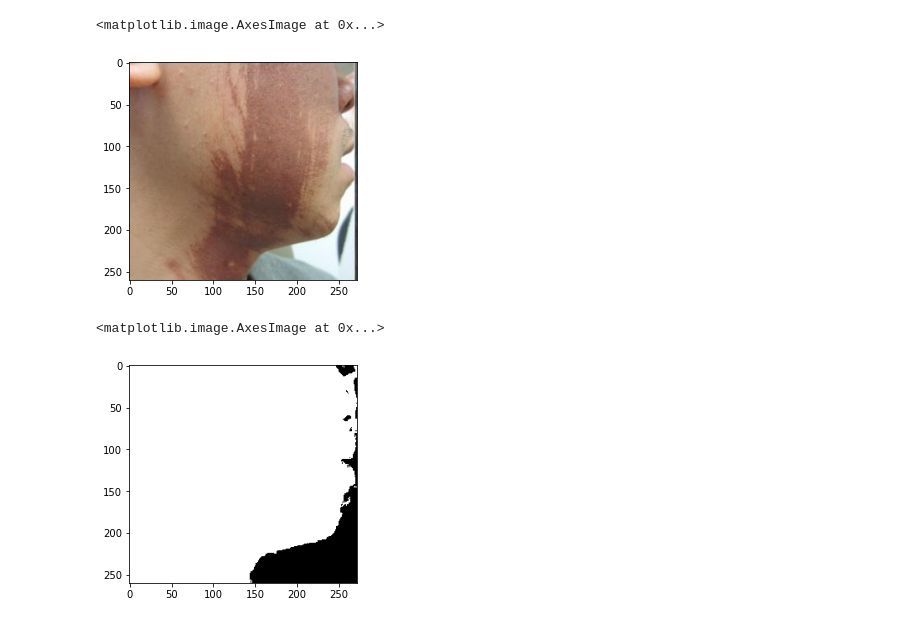
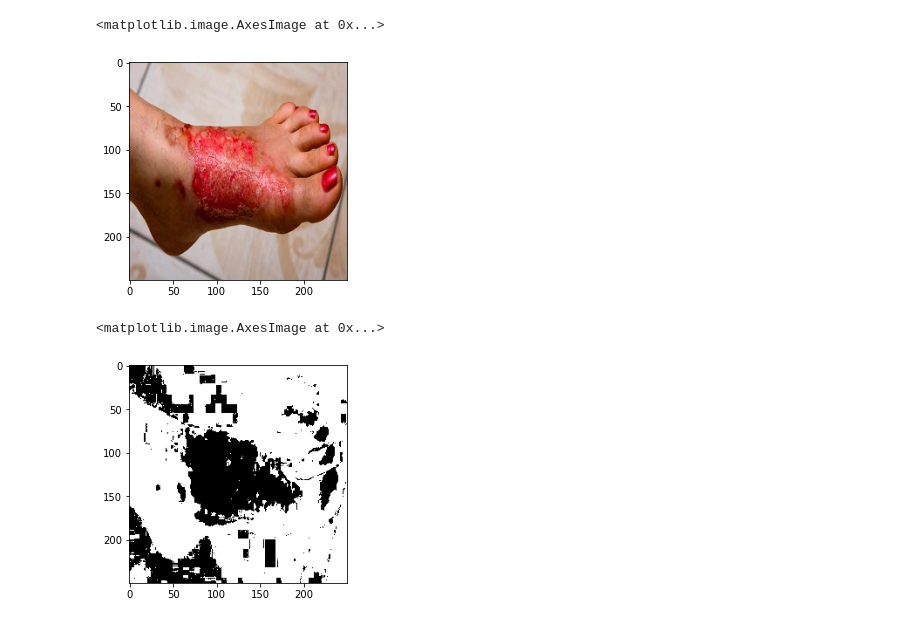
Before and after one commit to zachary-obrien/BurnEstimation, a Jupyter notebook: skin_detection.ipynb, the cells around one changed output. Saved outputs shown, nothing was run; the diff lists cells and outputs as text; code cells hidden in the pictures.

```diff
--- a/skin_detection.ipynb
+++ b/skin_detection.ipynb
@@ -6,7 +6,7 @@ import glob
 import skimage.morphology as morphology
 from sklearn.cluster import KMeans
 
-image_folder = './'
+image_folder = './Dataset/full_coco/images/'
 # %%
 def import_image_folder(img_folder):
     images = glob.glob(img_folder + "*.jpg")
@@ -24,18 +24,18 @@ def get_skin(input_image, min_h=0, max_h=50):
     #restored_img = cv2.cvtColor(empty_image, cv2.COLOR_HLS2RGB)
     return empty_image
 # %%
-img = cv2.imread('./BurnDemo3.jpg')
+img = cv2.imread(image_folder + 'img1.jpg')
 RGB_img = cv2.cvtColor(img, cv2.COLOR_BGR2RGB)
 tmp_hsi_image = cv2.cvtColor(RGB_img, cv2.COLOR_RGB2HLS)
 plt.imshow(RGB_img)
 # %% [output]
 <matplotlib.image.AxesImage at 0x...>
-[figure, old version]
+[figure, new version]
 # %%
-plt.imshow(get_skin(RGB_img, max_h=25), cmap='gray')
+plt.imshow(get_skin(RGB_img, min_h=5, max_h=25), cmap='gray')
 # %% [output]
 <matplotlib.image.AxesImage at 0x...>
-[figure, old version]
+[figure, new version]
 # %%
 image_list = import_image_folder(image_folder)
 # %%
```
Also changed, not shown: parts of 5 cells of this notebook, 11 other files.
